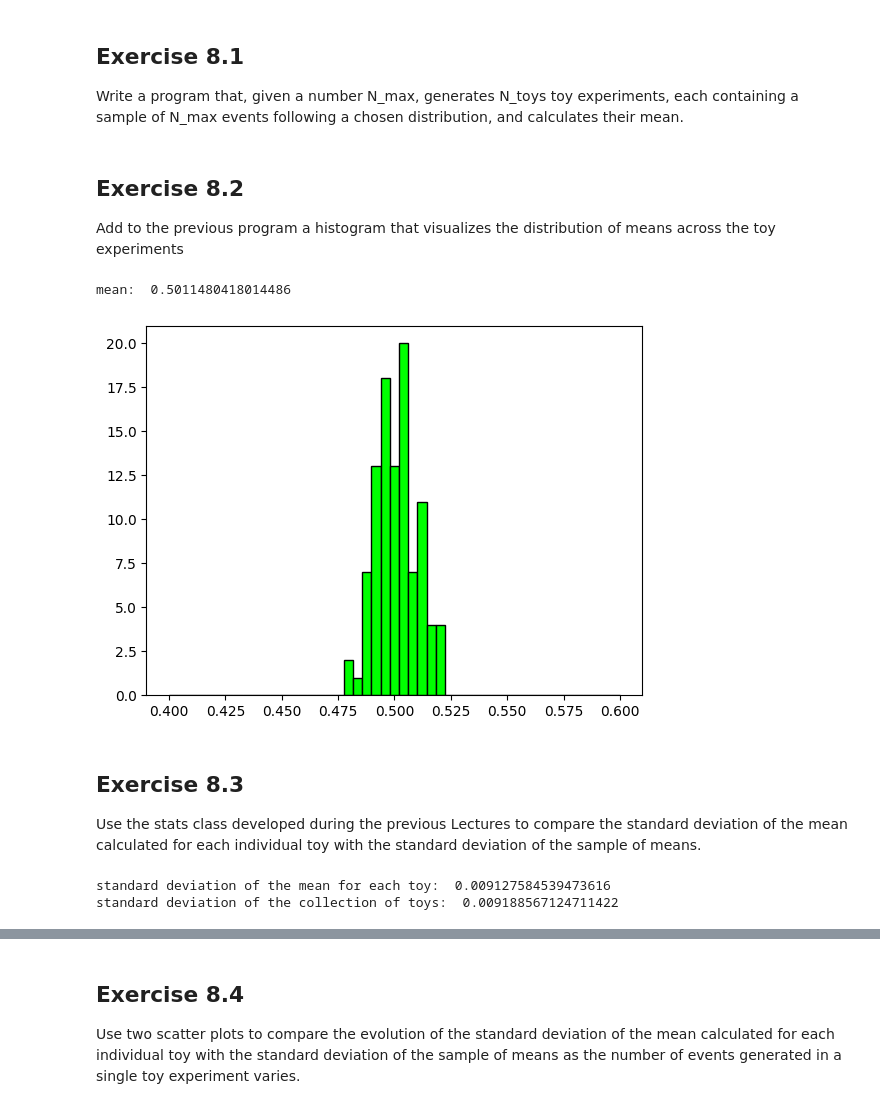
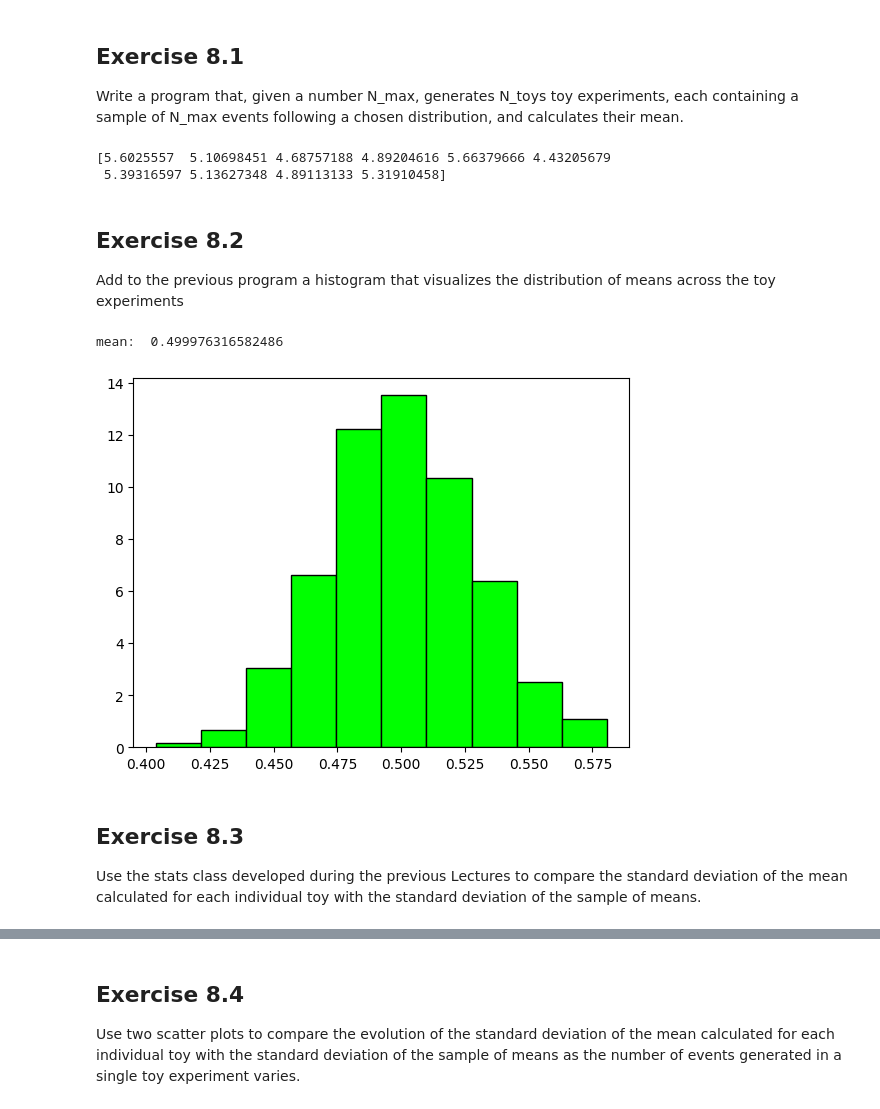
Before and after one commit to CarminatiGiovanni/LaboratorioCalcoloEStatistica, a Jupyter notebook: exercises_8_201123.ipynb, the cells around one changed output, grey strips where cells are left out. Cells and saved outputs as stored; diff of their text form; code cells hidden in the pictures.

```diff
--- a/exercises_8_201123.ipynb
+++ b/exercises_8_201123.ipynb
@@ -7,43 +8,30 @@ from scipy.stats import norm
 # %% [markdown]
 ## Exercise 8.1
 Write a program that, given a number N_max, generates N_toys toy experiments, each containing a sample of N_max events following a chosen distribution, and calculates their mean.
+# %%
+from mylib.radom_numbers import rand_expon
+
+def mean_of_dist(N_max,N_toys,dist,parameters=[]):
+    return np.array([
+        np.mean([dist(*parameters) for _ in range(N_max)]) for _ in range(N_toys)
+    ])
+
+t0 = 5
+print(mean_of_dist(100,10,rand_expon,[t0]))
+# %% [output]
+[5.6025557  5.10698451 4.68757188 4.89204616 5.66379666 4.43205679
+ 5.39316597 5.13627348 4.89113133 5.31910458]
 # %% [markdown]
 ## Exercise 8.2
 Add to the previous program a histogram that visualizes the distribution of means across the toy experiments
 # %%
-N_toys = 100
-N_max = 1000
-means = []
-# uniform distribution
-for i in np.arange(N_toys):
-    toy = np.random.rand(N_max) # random numbers between 0 and 1
-    means.append(toy.mean())
-
-means = np.array(means)
+means = mean_of_dist(100,1000,np.random.rand) # uniform dist
 print('mean: ', means.mean())
-plt.hist(means,bins=np.linspace(0.4,0.6,50),edgecolor='black',color='lime')
+plt.hist(means,edgecolor='black',color='lime',density=True)
 plt.show()
 # %% [output]
-mean:  0.5011480418014486
+mean:  0.499976316582486
-[figure, old version]
+[figure, new version]
 # %% [markdown]
 ## Exercise 8.3
 Use the stats class developed during the previous Lectures to compare the standard deviation of the mean calculated for each individual toy with the standard deviation of the sample of means.
-# %%
-N_toys = 1000
-N_max = 1000
-means = []
-stds = []
-# uniform distribution
-for i in np.arange(N_toys):
-    toy = np.random.rand(N_max) # random numbers between 0 and 1
-    means.append(toy.mean())
-    stds.append(toy.std()/np.sqrt(N_max))
-
-means = np.array(means)
-stds = np.array(stds)
-print('standard deviation of the mean for each toy: ',stds.mean())
-print('standard deviation of the collection of toys: ',means.std())
-# %% [output]
-standard deviation of the mean for each toy:  0.009127584539473616
-standard deviation of the collection of toys:  0.009188567124711422
```
Also changed, not shown: parts of 8 cells of this notebook, 2 other files.
